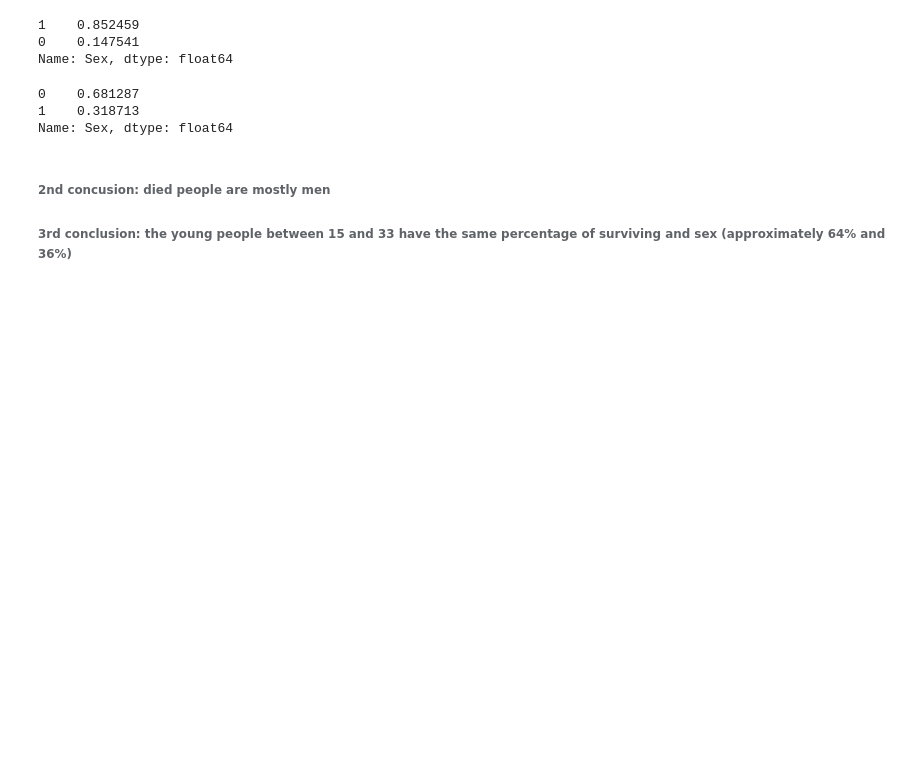
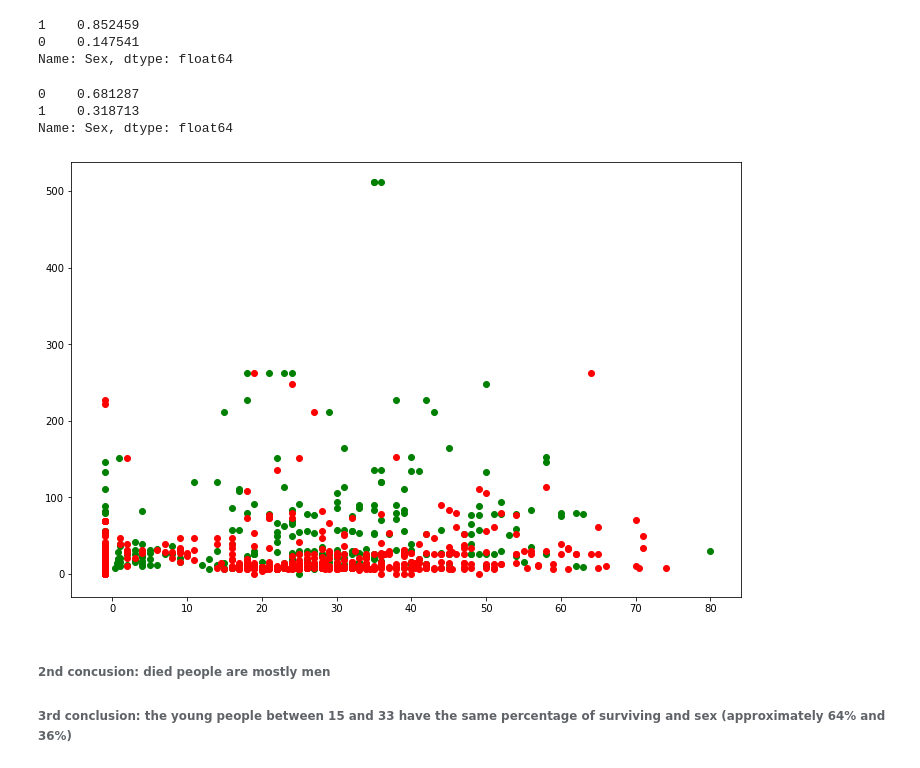
Before and after one commit to ReAlex1902/Titanic, a Jupyter notebook: Analysis.ipynb, the cells around one changed output. Cells and saved outputs as stored; diff of their text form; code cells hidden in the pictures; blank space fills up the shorter version.

```diff
--- a/Analysis.ipynb
+++ b/Analysis.ipynb
@@ -140,6 +140,12 @@ data[data["Survived"] == 1]["Sex"].value_counts(normalize = True)
 0    0.681287
 1    0.318713
 Name: Sex, dtype: float64
+# %%
+plt.figure(figsize = (12, 8))
+plt.scatter(data[data["Survived"] == 1]["Age"], data[data["Survived"] == 1]["Fare"], c='green', label='Выпущен')
+plt.scatter(data[data["Survived"] == 0]["Age"], data[data["Survived"] == 0]["Fare"], c='red', label='Выпущен');
+# %% [output]
+[figure, added]
 # %% [markdown]
 ###### 2nd concusion: died people are mostly men
 ###### 3rd conclusion: the young people between 15 and 33 have the same percentage of surviving and sex (approximately 64% and 36%)
```
